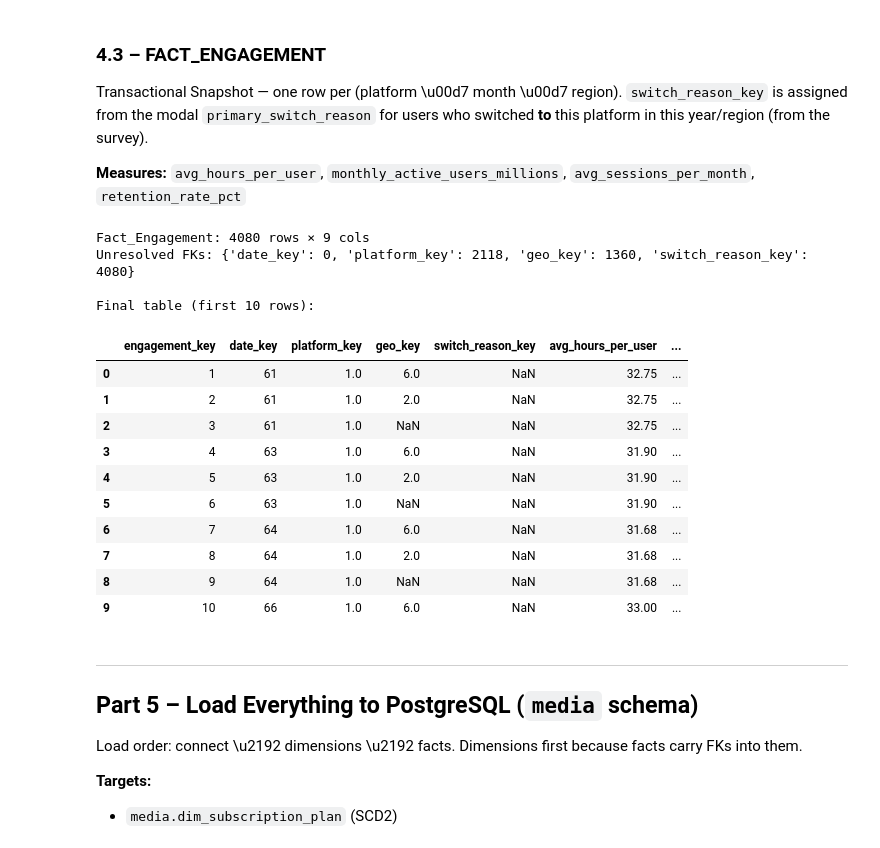
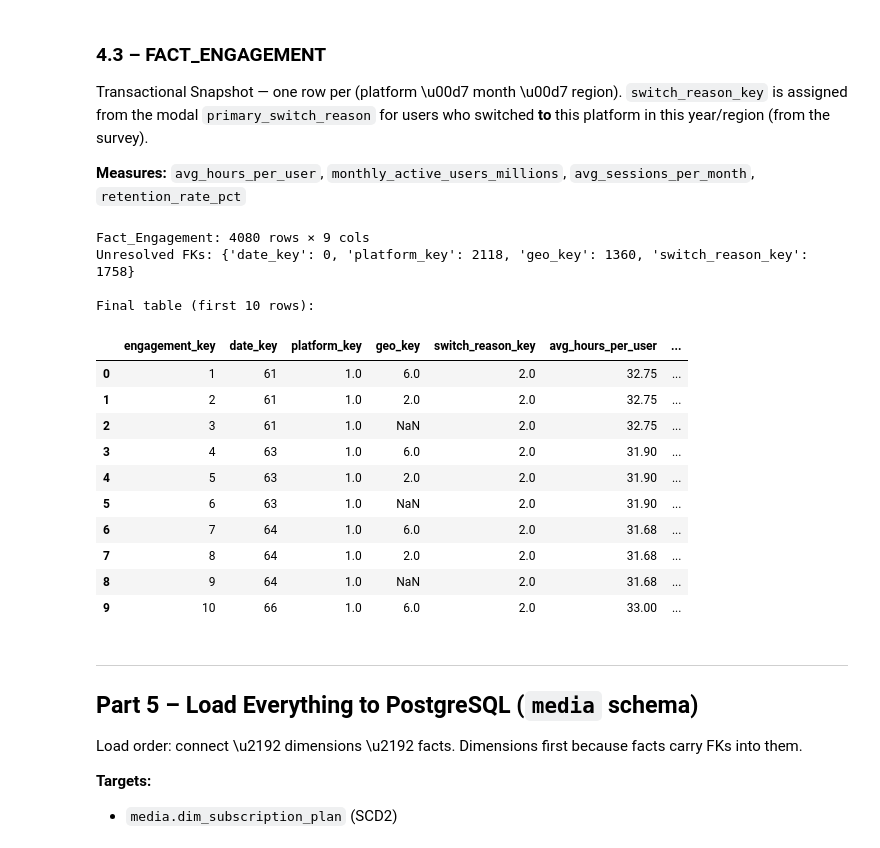
Before and after one commit to medprod/media-analytics, a Jupyter notebook: final.ipynb, the cells around one changed output. Cells and saved outputs as stored; diff of their text form; code cells hidden in the pictures.

```diff
--- a/final.ipynb
+++ b/final.ipynb
@@ -1371,6 +1371,7 @@ Transactional Snapshot — one row per (platform \u00d7 month \u00d7 region). `s
 
 **Measures:** `avg_hours_per_user`, `monthly_active_users_millions`, `avg_sessions_per_month`, `retention_rate_pct`
 # %%
+# --- Source frame (cleaned in Part 2.4) + column renames to diagram ---
 Fact_Engagement = user_engagement_df[['platform_name', 'date', 'region',
     'avg_hours_per_user_per_month',
     'monthly_active_users_millions',
@@ -1382,67 +1383,70 @@ Fact_Engagement = user_engagement_df[['platform_name', 'date', 'region',
     'avg_sessions_per_user_per_month': 'avg_sessions_per_month',
 }).copy()
 
-# Derive switch_reason_key: modal primary_switch_reason per (year, switched_to, region)
+# --- Derive switch_reason_key: modal primary_switch_reason per (year, switched_to) ---
+# NOTE: survey regions (Midwest/Northeast/South/West) do not overlap with
+# engagement regions (APAC/Europe/North America), so we aggregate globally
+# per year+platform instead of joining on region.
 reason_counts = (
     survey_df
-        .groupby(['survey_year', 'switched_to', 'region', 'primary_switch_reason'])
+        .groupby(['survey_year', 'switched_to', 'primary_switch_reason'])
         .size().reset_index(name='n')
         .sort_values('n', ascending=False)
-        .drop_duplicates(subset=['survey_year', 'switched_to', 'region'])
+        .drop_duplicates(subset=['survey_year', 'switched_to'])
         .rename(columns={
             'switched_to'          : 'platform',
             'primary_switch_reason': 'primary_reason',
             'survey_year'          : 'year',
-        })[['year', 'platform', 'region', 'primary_reason']]
+        })[['year', 'platform', 'primary_reason']]
 )
 
 Fact_Engagement['year'] = Fact_Engagement['date'].dt.year
-Fact_Engagement = Fact_Engagement.merge(reason_counts, on=['year', 'platform', 'region'], how='left')
+Fact_Engagement = Fact_Engagement.merge(reason_counts, on=['year', 'platform'], how='left')
 
 Fact_Engagement = Fact_Engagement.merge(
     Dim_Switch_Reason[['reason_key', 'primary_reason']], on='primary_reason', how='left'
 ).rename(columns={'reason_key': 'switch_reason_key'})
 
-# Resolve remaining FKs
+# --- Resolve remaining FKs ---
 Fact_Engagement = Fact_Engagement.merge(
     Dim_Platform[['platform_key', 'platform']], on='platform', how='left'
 )
 Fact_Engagement = Fact_Engagement.merge(
     Dim_Date[['date_key', 'full_date']].rename(columns={'full_date': 'date'}), on='date', how='left'
 )
 Fact_Engagement = Fact_Engagement.merge(
     Dim_Geography[['geography_key', 'region_name']].rename(columns={'region_name': 'region'}),
     on='region', how='left'
 ).rename(columns={'geography_key': 'geo_key'})
 
-# Surrogate key + final column order (diagram-aligned)
+# --- Surrogate key + final column order (diagram-aligned) ---
 Fact_Engagement['engagement_key'] = range(1, len(Fact_Engagement) + 1)
 Fact_Engagement = Fact_Engagement[[
     'engagement_key', 'date_key', 'platform_key', 'geo_key', 'switch_reason_key',
     'avg_hours_per_user', 'monthly_active_users_millions',
     'avg_sessions_per_month', 'retention_rate_pct'
 ]]
 
 print(f'Fact_Engagement: {len(Fact_Engagement)} rows × {Fact_Engagement.shape[1]} cols')
 print('Unresolved FKs:', Fact_Engagement[['date_key','platform_key','geo_key','switch_reason_key']].isna().sum().to_dict())
 print('\nFinal table (first 10 rows):')
 display(Fact_Engagement.head(10))
 # %% [output]
 Fact_Engagement: 4080 rows × 9 cols
-Unresolved FKs: {'date_key': 0, 'platform_key': 2118, 'geo_key': 1360, 'switch_reason_key': 4080}
+Unresolved FKs: {'date_key': 0, 'platform_key': 2118, 'geo_key': 1360, 'switch_reason_key': 1758}
 
 Final table (first 10 rows):
 |  | engagement_key | date_key | platform_key | geo_key | switch_reason_key | avg_hours_per_user | ... |
-| 0 | 1 | 61 | 1.0 | 6.0 | NaN | 32.75 | ... |
-| 1 | 2 | 61 | 1.0 | 2.0 | NaN | 32.75 | ... |
-| 2 | 3 | 61 | 1.0 | NaN | NaN | 32.75 | ... |
-| 3 | 4 | 63 | 1.0 | 6.0 | NaN | 31.90 | ... |
-| 4 | 5 | 63 | 1.0 | 2.0 | NaN | 31.90 | ... |
-| 5 | 6 | 63 | 1.0 | NaN | NaN | 31.90 | ... |
-| 6 | 7 | 64 | 1.0 | 6.0 | NaN | 31.68 | ... |
-| 7 | 8 | 64 | 1.0 | 2.0 | NaN | 31.68 | ... |
-| 8 | 9 | 64 | 1.0 | NaN | NaN | 31.68 | ... |
-| 9 | 10 | 66 | 1.0 | 6.0 | NaN | 33.00 | ... |
+| 0 | 1 | 61 | 1.0 | 6.0 | 2.0 | 32.75 | ... |
+| 1 | 2 | 61 | 1.0 | 2.0 | 2.0 | 32.75 | ... |
+| 2 | 3 | 61 | 1.0 | NaN | 2.0 | 32.75 | ... |
+| 3 | 4 | 63 | 1.0 | 6.0 | 2.0 | 31.90 | ... |
+| 4 | 5 | 63 | 1.0 | 2.0 | 2.0 | 31.90 | ... |
+| 5 | 6 | 63 | 1.0 | NaN | 2.0 | 31.90 | ... |
+| 6 | 7 | 64 | 1.0 | 6.0 | 2.0 | 31.68 | ... |
+| 7 | 8 | 64 | 1.0 | 2.0 | 2.0 | 31.68 | ... |
+| 8 | 9 | 64 | 1.0 | NaN | 2.0 | 31.68 | ... |
+| 9 | 10 | 66 | 1.0 | 6.0 | 2.0 | 33.00 | ... |
 # %% [markdown]
 ---
 ## Part 5 – Load Everything to PostgreSQL (`media` schema)
```
Also changed, not shown: parts of 1 cell of this notebook, 1 other file.
